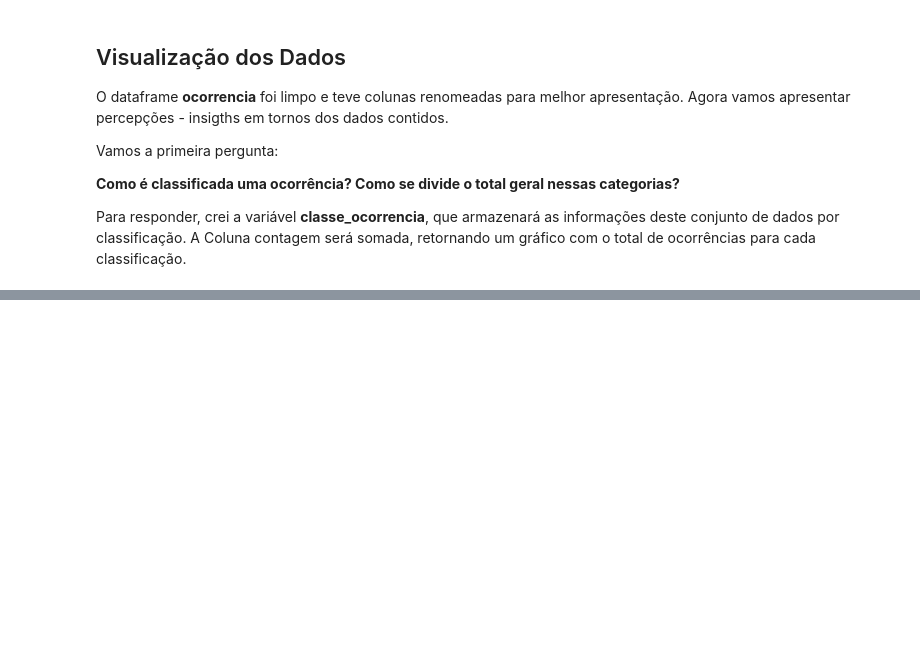
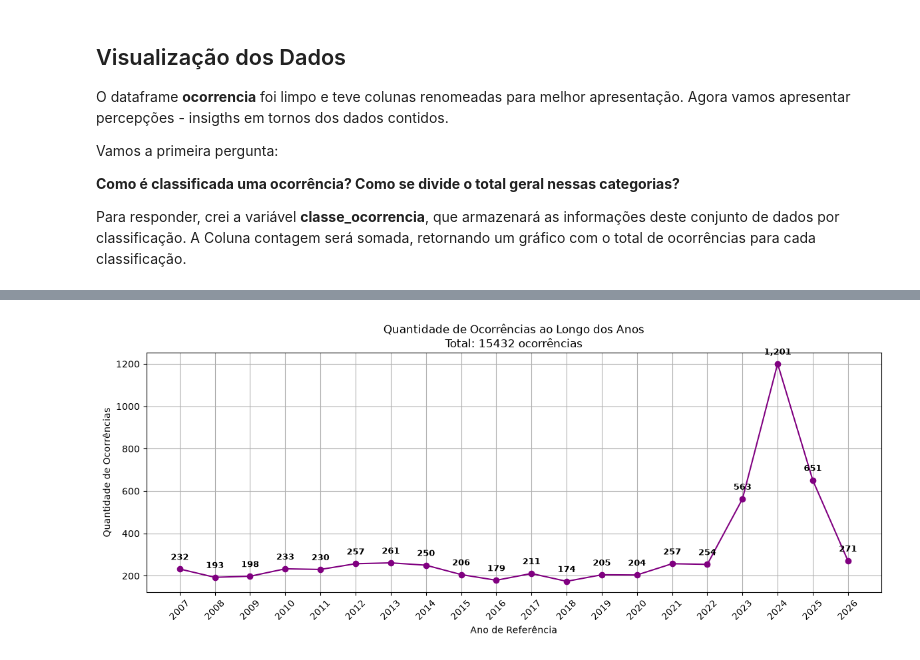
Before and after one commit to italoaraujosantos/analise-acidentes-aerios-brasil, a Jupyter notebook: acidente-incidente.ipynb, the cells around one changed output, grey strips where cells are left out. Saved outputs shown, nothing was run; the diff lists cells and outputs as text; code cells hidden in the pictures; blank space fills up the shorter version.

```diff
--- a/acidente-incidente.ipynb
+++ b/acidente-incidente.ipynb
@@ -196,0 +281,53 @@ Text(0.5, 1.0, 'QUANTIDADE DE OCORRÊNCIAS POR CLASSIFICAÇÃO\n Total: 14626 oc
+# %%
+plotagem_data = analise.copy()
+
+# Converter para datetime
+plotagem_data['Dia da Ocorrência'] = pd.to_datetime(
+    plotagem_data['Dia da Ocorrência'],
+    errors='coerce'
+)
+
+# Extrair ano
+plotagem_data['Ano'] = plotagem_data['Dia da Ocorrência'].dt.year
+
+# Agrupar por ano
+dados_ano = plotagem_data.groupby('Ano')['Contagem'].sum()
+
+# Criar gráfico
+fig, ax = plt.subplots(figsize=(12, 5))
+
+dados_ano.plot(
+    kind='line',
+    marker='o',
+    color='purple',
+    grid=True,
+    ax=ax
+)
+
+# Inserir quantidade de ocorrências em cada ponto
+for x, y in zip(dados_ano.index, dados_ano.values):
+    ax.annotate(
+        f'{y:,.0f}',
+        (x, y),
+        textcoords='offset points',
+        xytext=(0, 10),
+        ha='center',
+        fontsize=9,
+        fontweight='bold'
+    )
+
+plt.title(
+    'Quantidade de Ocorrências ao Longo dos Anos\n'
+    + 'Total: '
+    + str(analise['Contagem'].sum())
+    + ' ocorrências'
+)
+
+plt.ylabel('Quantidade de Ocorrências')
+plt.xlabel('Ano de Referência')
+plt.xticks(dados_ano.index, rotation=45)
+
+plt.tight_layout()
+plt.show()
+# %% [output]
+[figure, added]
```
Also changed, not shown: parts of 26 cells of this notebook.
